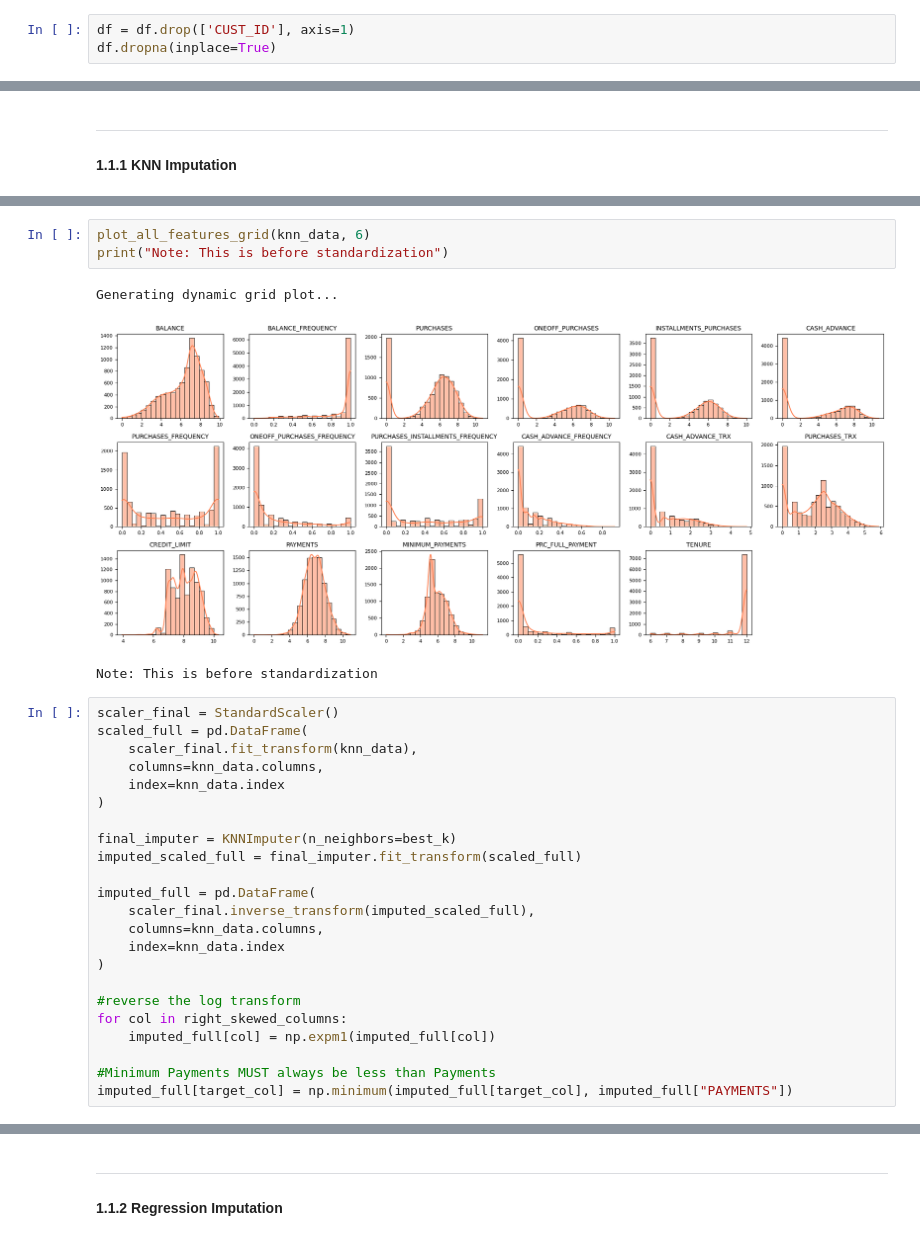
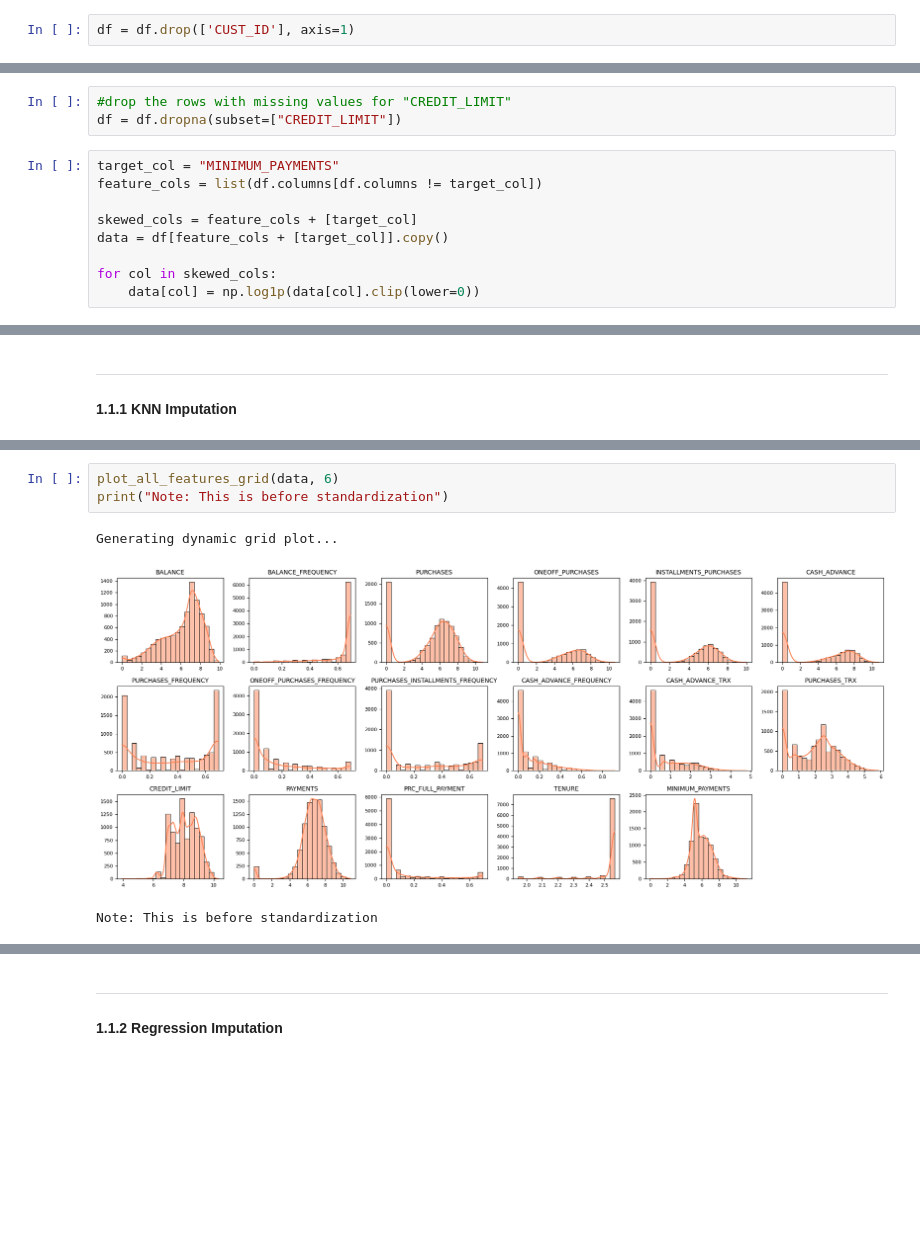
Before and after one commit to ja-ada05/ccard_ml, a Jupyter notebook: inference/cc.ipynb, the cells around one changed output, grey strips where cells are left out. Drawn from its saved outputs; the diff is of its cells as text; blank space fills up the shorter version.

Commit message:
finalized imputation techniques

```diff
--- a/inference/cc.ipynb
+++ b/inference/cc.ipynb
@@ -343,7 +343,6 @@ sns.boxplot(data=numerical_cols)
 Plenty of outliers, plenty of right skewed features as seen in the table of Descriptive Statistics and Bar plots.
 # %%
 df = df.drop(['CUST_ID'], axis=1)
-df.dropna(inplace=True)
 # %%
 864.206542/ 312.343947
 # %% [output]
@@ -359,0 +366,12 @@ For these, a few pre-processing techniques are needed.
+# %%
+#drop the rows with missing values for "CREDIT_LIMIT"
+df = df.dropna(subset=["CREDIT_LIMIT"])
+# %%
+target_col = "MINIMUM_PAYMENTS"
+feature_cols = list(df.columns[df.columns != target_col])
+
+skewed_cols = feature_cols + [target_col]
+data = df[feature_cols + [target_col]].copy()
+
+for col in skewed_cols:
+    data[col] = np.log1p(data[col].clip(lower=0))
@@ -444,30 +472,7 @@ Best k selected: 7
 # %%
-plot_all_features_grid(knn_data, 6)
+plot_all_features_grid(data, 6)
 print("Note: This is before standardization")
 # %% [output]
 Generating dynamic grid plot...
-[figure, old version]
+[figure, new version]
 Note: This is before standardization
-# %%
-scaler_final = StandardScaler()
-scaled_full = pd.DataFrame(
-    scaler_final.fit_transform(knn_data),
-    columns=knn_data.columns,
-    index=knn_data.index
-)
-
-final_imputer = KNNImputer(n_neighbors=best_k)
-imputed_scaled_full = final_imputer.fit_transform(scaled_full)
-
-imputed_full = pd.DataFrame(
-    scaler_final.inverse_transform(imputed_scaled_full),
-    columns=knn_data.columns,
-    index=knn_data.index
-)
-
-#reverse the log transform
-for col in right_skewed_columns:
-    imputed_full[col] = np.expm1(imputed_full[col])
-
-#Minimum Payments MUST always be less than Payments
-imputed_full[target_col] = np.minimum(imputed_full[target_col], imputed_full["PAYMENTS"])
```
Also changed, not shown: parts of 18 cells of this notebook.
